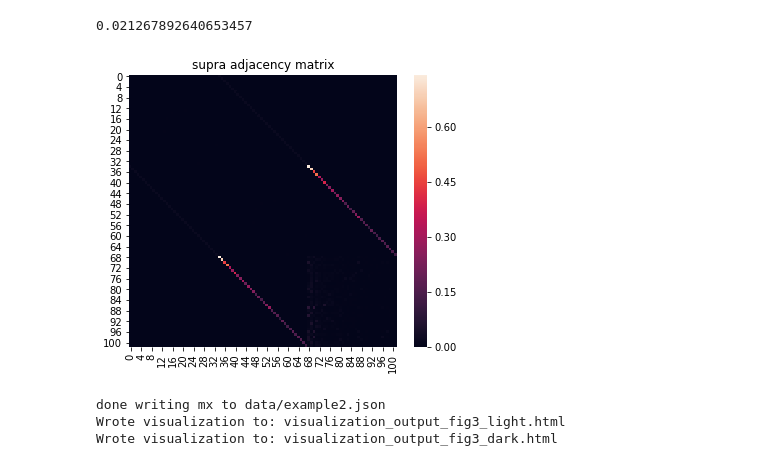
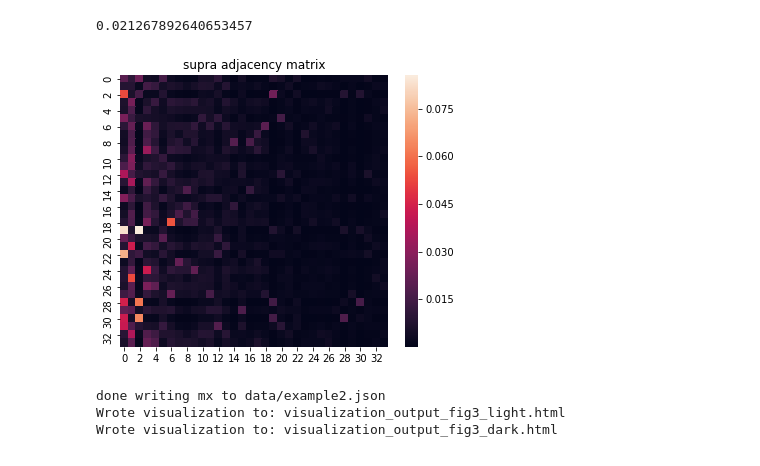
Before and after one commit to asizemore/multilayer_network_examples, a Jupyter notebook: fig3_viz.ipynb, the cells around one changed output. Saved outputs shown, nothing was run; the diff lists cells and outputs as text; code cells hidden in the pictures.

```diff
--- a/fig3_viz.ipynb
+++ b/fig3_viz.ipynb
@@ -179,37 +191,37 @@ graph_union.get_edge_data(0,3)
 
 # Need to iterate through connected node pairs and assign inter-layer edge weights
 for node1 in np.arange(nNodes) :
 
     # Find it's pair in the second layer
     node2 = node1 + nNodes
 
     # Calculate edge weight as absolute value of difference in node strengths
     strength_diff = abs(graph_union.degree(weight="weight")[node1] - graph_union.degree(weight="weight")[node2])
 
     # Assign edge weght
-    graph_union.add_edge(node1,node2,weight = 0.02)
-    graph_union.add_edge(node2,node1,weight = 0.02)
+    graph_union.add_edge(node1,node2,weight = strength_diff)
+    graph_union.add_edge(node2,node1,weight = strength_diff)
 
 
 # Repeat for connecting layers 2,3
 for node1 in np.arange(nNodes,2*nNodes) :
 
     # Find it's pair in the second layer
     node2 = node1 + nNodes
 
     # Calculate edge weight as absolute value of difference in node strengths
     strength_diff = abs(graph_union.degree(weight="weight")[node1] - graph_union.degree(weight="weight")[node2])
 
     # Assign edge weght
     graph_union.add_edge(node1,node2,weight = strength_diff)
     graph_union.add_edge(node2,node1,weight = strength_diff)
 
 # Plot adjacency matrix
 fig = plt.figure(figsize=(6,5))
-sns.heatmap(nx.adjacency_matrix(graph_union,weight='weight').todense())
+sns.heatmap(nx.adjacency_matrix(g3,weight='weight').todense())
 plt.title('supra adjacency matrix');
 # %% [output]
-[figure, old version]
+[figure, new version]
 # %%
 # Now update the original file to take a supraadjacency matrix
 from networkx.readwrite import json_graph
```
Also changed, not shown: parts of 6 cells of this notebook, 3 other files.
